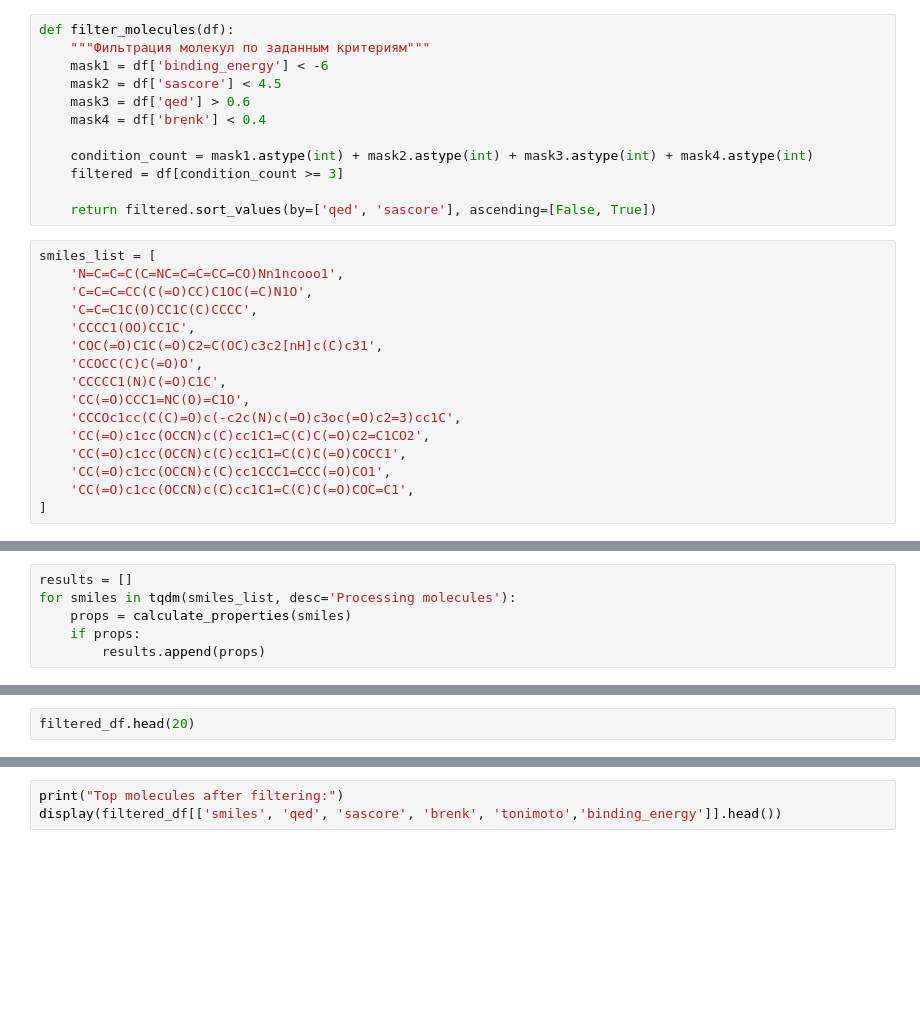
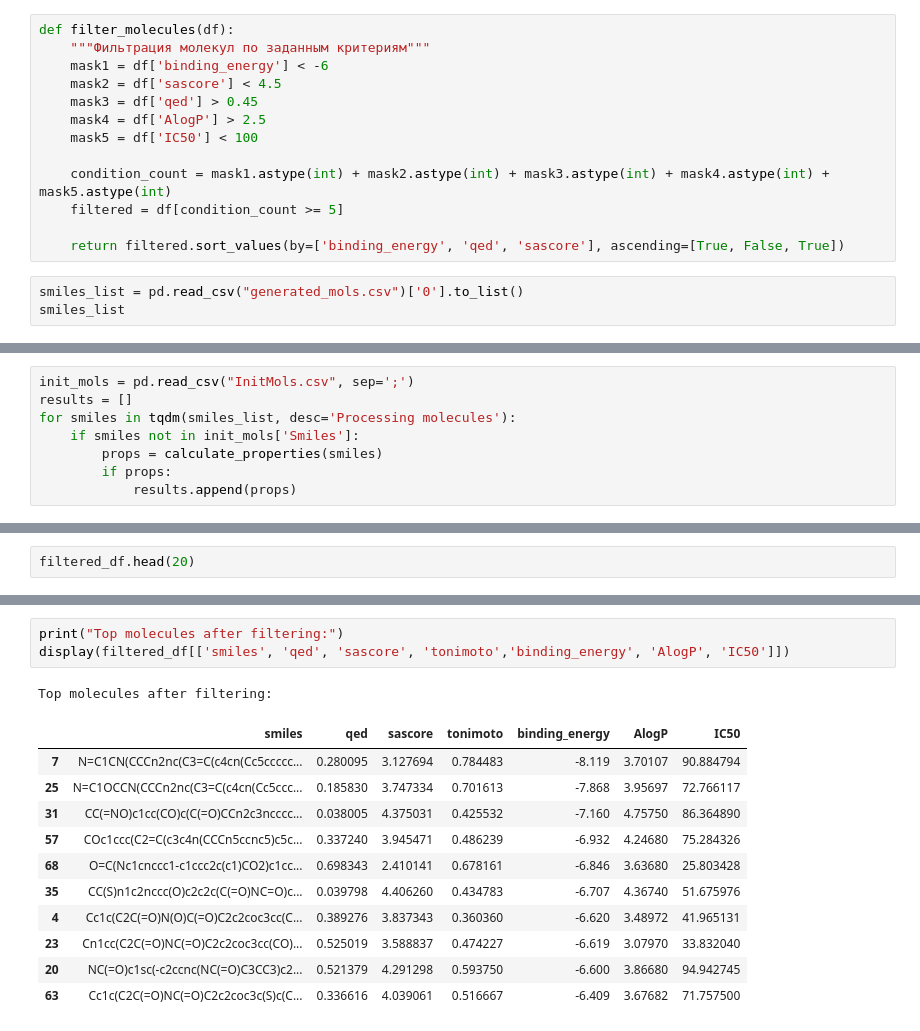
Before and after one commit to ozm-gg/DataCon2025_Zloveshaya_Shesterka, a Jupyter notebook: Estimate.ipynb, the cells around one changed output, grey strips where cells are left out. Drawn from its saved outputs; the diff is of its cells as text; blank space fills up the shorter version.

Commit message:
Molecules generated

```diff
--- a/Estimate.ipynb
+++ b/Estimate.ipynb
@@ -260,26 +271,14 @@ def filter_molecules(df):
     """Фильтрация молекул по заданным критериям"""
     mask1 = df['binding_energy'] < -6
     mask2 = df['sascore'] < 4.5
-    mask3 = df['qed'] > 0.6
-    mask4 = df['brenk'] < 0.4
+    mask3 = df['qed'] > 0.45
+    mask4 = df['AlogP'] > 2.5
+    mask5 = df['IC50'] < 100
 
-    condition_count = mask1.astype(int) + mask2.astype(int) + mask3.astype(int) + mask4.astype(int)
-    filtered = df[condition_count >= 3]
+    condition_count = mask1.astype(int) + mask2.astype(int) + mask3.astype(int) + mask4.astype(int) + mask5.astype(int)
+    filtered = df[condition_count >= 5]
 
-    return filtered.sort_values(by=['qed', 'sascore'], ascending=[False, True])
+    return filtered.sort_values(by=['binding_energy', 'qed', 'sascore'], ascending=[True, False, True])
 # %%
-smiles_list = [
-    'N=C=C=C(C=NC=C=C=CC=CO)Nn1ncooo1',
-    'C=C=C=CC(C(=O)CC)C1OC(=C)N1O',
-    'C=C=C1C(O)CC1C(C)CCCC',
-    'CCCC1(OO)CC1C',
-    'COC(=O)C1C(=O)C2=C(OC)c3c2[nH]c(C)c31',
-    'CCOCC(C)C(=O)O',
-    'CCCCC1(N)C(=O)C1C',
-    'CC(=O)CCC1=NC(O)=C1O',
-    'CCCOc1cc(C(C)=O)c(-c2c(N)c(=O)c3oc(=O)c2=3)cc1C',
-    'CC(=O)c1cc(OCCN)c(C)cc1C1=C(C)C(=O)C2=C1CO2',
-    'CC(=O)c1cc(OCCN)c(C)cc1C1=C(C)C(=O)COCC1',
-    'CC(=O)c1cc(OCCN)c(C)cc1CCC1=CCC(=O)CO1',
-    'CC(=O)c1cc(OCCN)c(C)cc1C1=C(C)C(=O)COC=C1',
-]
+smiles_list = pd.read_csv("generated_mols.csv")['0'].to_list()
+smiles_list
@@ -286,9 +303,11 @@ smiles_list = [
 # %%
+init_mols = pd.read_csv("InitMols.csv", sep=';')
 results = []
 for smiles in tqdm(smiles_list, desc='Processing molecules'):
-    props = calculate_properties(smiles)
-    if props:
-        results.append(props)
+    if smiles not in init_mols['Smiles']:
+        props = calculate_properties(smiles)
+        if props:
+            results.append(props)
 # %%
 df = pd.DataFrame(results)
 filtered_df = filter_molecules(df).head(10)
@@ -297,6 +323,19 @@ filtered_df.head(20)
 # %%
 print("Top molecules after filtering:")
-display(filtered_df[['smiles', 'qed', 'sascore', 'brenk', 'tonimoto','binding_energy']].head())
+display(filtered_df[['smiles', 'qed', 'sascore', 'tonimoto','binding_energy', 'AlogP', 'IC50']])
+# %% [output]
+Top molecules after filtering:
+|  | smiles | qed | sascore | tonimoto | binding_energy | AlogP | IC50 |
+| 7 | N=C1CN(CCCn2nc(C3=C(c4cn(Cc5ccccc... | 0.280095 | 3.127694 | 0.784483 | -8.119 | 3.70107 | 90.884794 |
+| 25 | N=C1OCCN(CCCn2nc(C3=C(c4cn(Cc5ccc... | 0.185830 | 3.747334 | 0.701613 | -7.868 | 3.95697 | 72.766117 |
+| 31 | CC(=NO)c1cc(CO)c(C(=O)CCn2c3ncccc... | 0.038005 | 4.375031 | 0.425532 | -7.160 | 4.75750 | 86.364890 |
+| 57 | COc1ccc(C2=C(c3c4n(CCCn5ccnc5)c5c... | 0.337240 | 3.945471 | 0.486239 | -6.932 | 4.24680 | 75.284326 |
+| 68 | O=C(Nc1cnccc1-c1ccc2c(c1)CO2)c1cc... | 0.698343 | 2.410141 | 0.678161 | -6.846 | 3.63680 | 25.803428 |
+| 35 | CC(S)n1c2nccc(O)c2c2c(C(=O)NC=O)c... | 0.039798 | 4.406260 | 0.434783 | -6.707 | 4.36740 | 51.675976 |
+| 4 | Cc1c(C2C(=O)N(O)C(=O)C2c2coc3cc(C... | 0.389276 | 3.837343 | 0.360360 | -6.620 | 3.48972 | 41.965131 |
+| 23 | Cn1cc(C2C(=O)NC(=O)C2c2coc3cc(CO)... | 0.525019 | 3.588837 | 0.474227 | -6.619 | 3.07970 | 33.832040 |
+| 20 | NC(=O)c1sc(-c2ccnc(NC(=O)C3CC3)c2... | 0.521379 | 4.291298 | 0.593750 | -6.600 | 3.86680 | 94.942745 |
+| 63 | Cc1c(C2C(=O)NC(=O)C2c2coc3c(S)c(C... | 0.336616 | 4.039061 | 0.516667 | -6.409 | 3.67682 | 71.757500 |
 # %%
 mols = filtered_df['molecule'].tolist()
 img = Draw.MolsToGridImage(mols, molsPerRow=5, subImgSize=(200,200))
```
Also changed, not shown: parts of 11 cells of this notebook, 16 other files.
